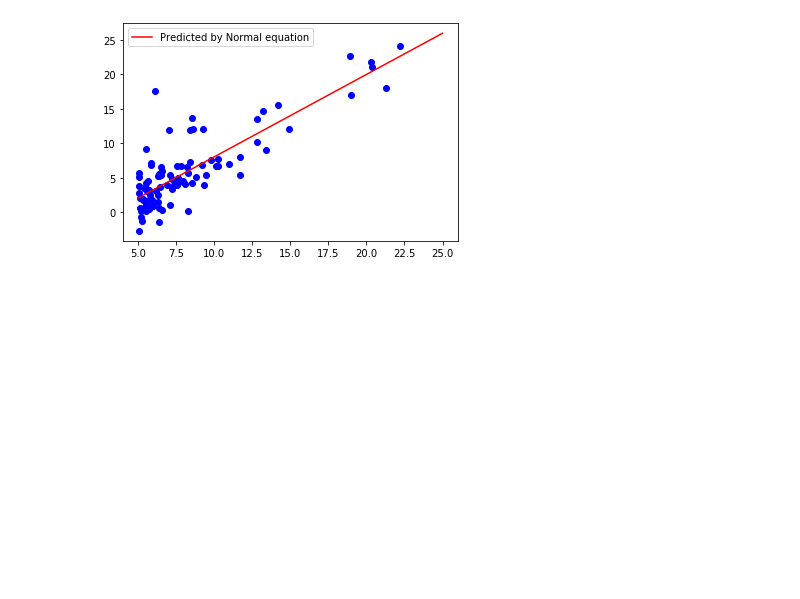
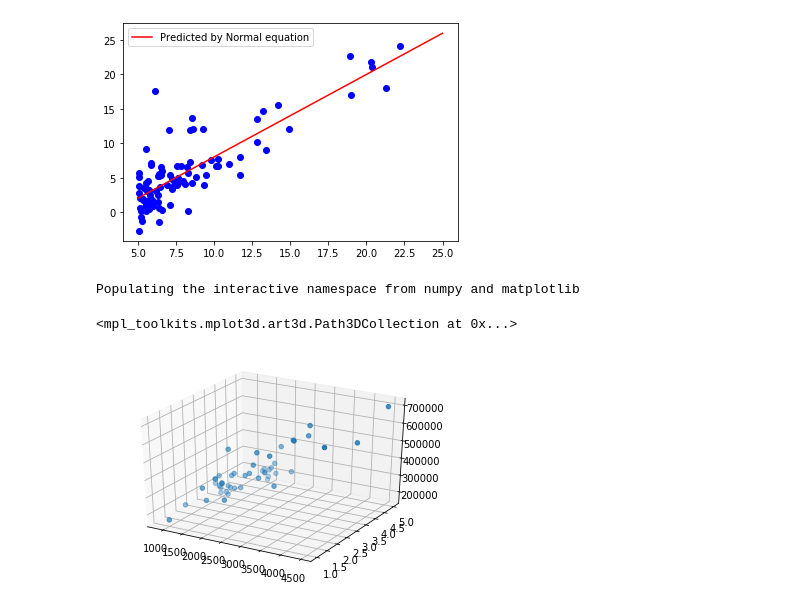
Before and after one commit to Haowen-Zhong/ML, a Jupyter notebook: Chap2.ipynb, the cells around one changed output. Drawn from its saved outputs; the diff is of its cells as text; code cells hidden in the pictures; blank space fills up the shorter version.

```diff
--- a/Chap2.ipynb
+++ b/Chap2.ipynb
@@ -160,3 +235,21 @@ Populating the interactive namespace from numpy and matplotlib
 [-3.89578088  1.19303364]
 <matplotlib.legend.Legend at 0x...>
 [figure]
+# %%
+%pylab inline
+from mpl_toolkits.mplot3d import Axes3D
+from matplotlib import cm
+import mpl_toolkits.mplot3d
+#ax = Axes3D(figure)
+data = np.genfromtxt('ex1data2.txt',delimiter=',')
+x = data[:,0]
+y = data[:,1]
+z = data[:,2]
+figure=plt.figure()
+ax = figure.gca(projection='3d')
+#还好只有2个参数因此可以画个散点图看一看
+ax.scatter(x,y,z)
+# %% [output]
+Populating the interactive namespace from numpy and matplotlib
+<mpl_toolkits.mplot3d.art3d.Path3DCollection at 0x...>
+[figure, added]
```
Also changed, not shown: parts of 13 cells of this notebook.
